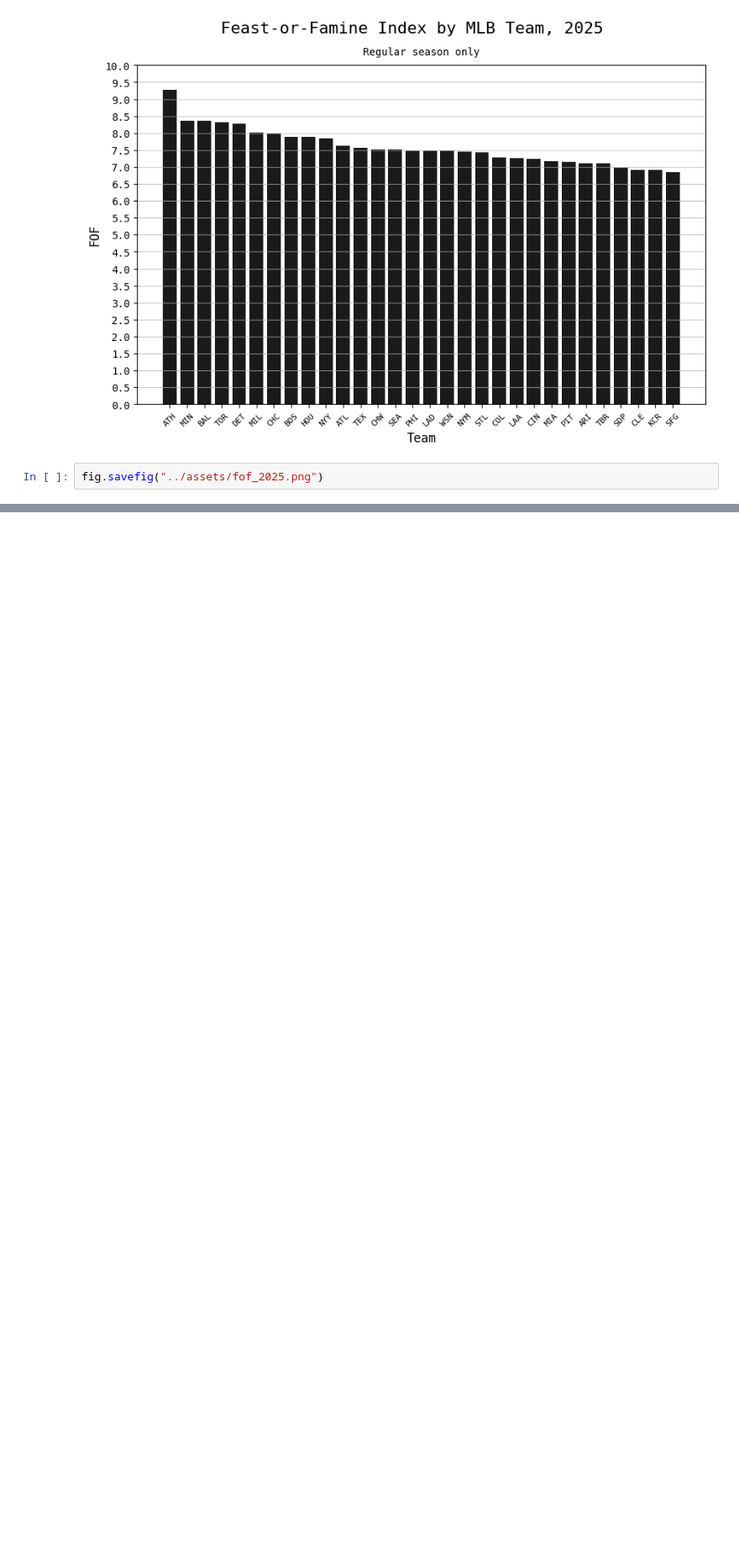
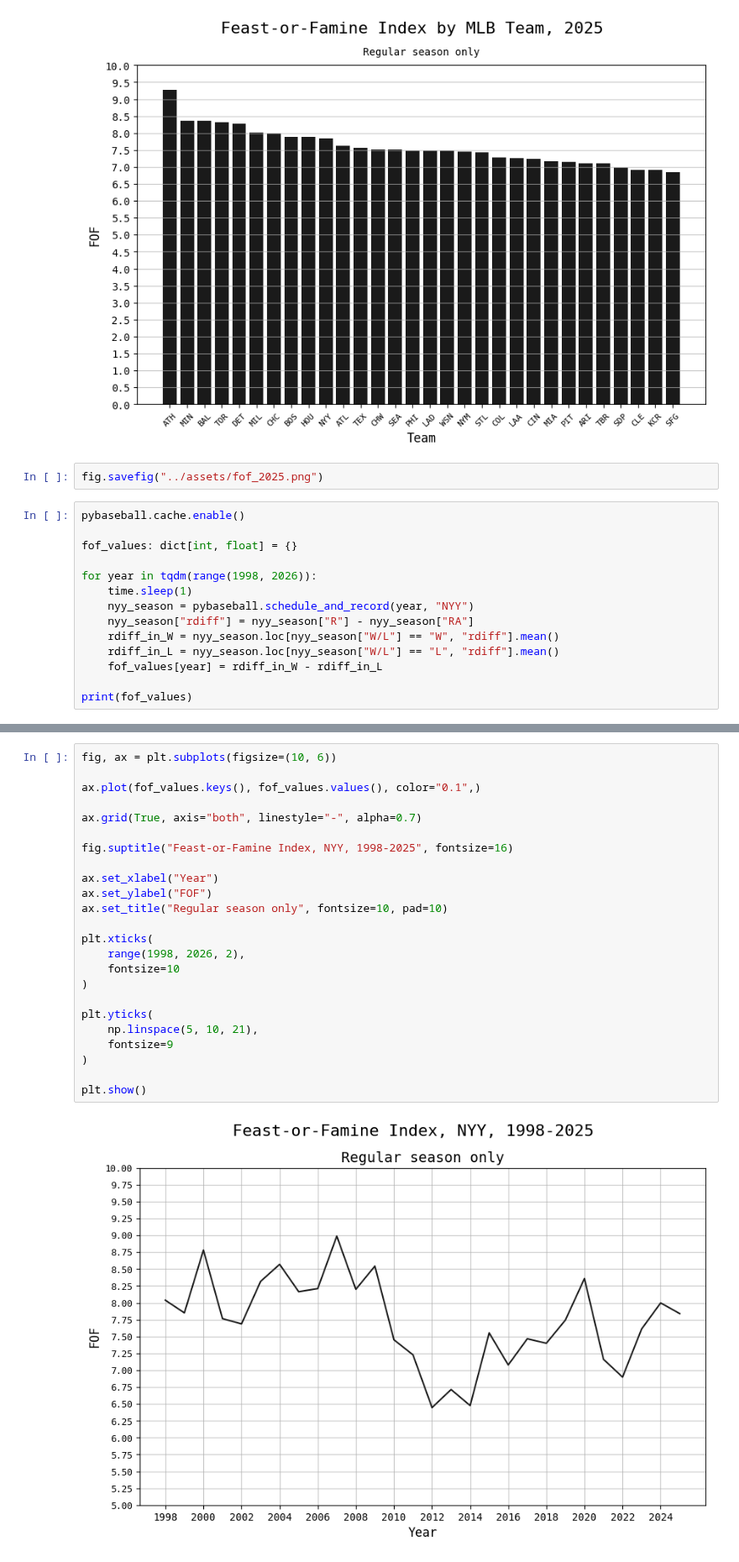
Before and after one commit to baseball-analytica/feast-or-famine, a Jupyter notebook: notebooks/fof.ipynb, the cells around one changed output, grey strips where cells are left out. Shown at 84% size. Cells and saved outputs as stored; diff of their text form; blank space fills up the shorter version.

```diff
--- a/notebooks/fof.ipynb
+++ b/notebooks/fof.ipynb
@@ -174,3 +174,17 @@ plt.show()
 [figure]
 # %%
 fig.savefig("../assets/fof_2025.png")
+# %%
+pybaseball.cache.enable()
+
+fof_values: dict[int, float] = {}
+
+for year in tqdm(range(1998, 2026)):
+    time.sleep(1)
+    nyy_season = pybaseball.schedule_and_record(year, "NYY")
+    nyy_season["rdiff"] = nyy_season["R"] - nyy_season["RA"]
+    rdiff_in_W = nyy_season.loc[nyy_season["W/L"] == "W", "rdiff"].mean()
+    rdiff_in_L = nyy_season.loc[nyy_season["W/L"] == "L", "rdiff"].mean()
+    fof_values[year] = rdiff_in_W - rdiff_in_L
+
+print(fof_values)
@@ -176,0 +235,26 @@ fig.savefig("../assets/fof_2025.png")
+# %%
+fig, ax = plt.subplots(figsize=(10, 6))
+
+ax.plot(fof_values.keys(), fof_values.values(), color="0.1",)
+
+ax.grid(True, axis="both", linestyle="-", alpha=0.7)
+
+fig.suptitle("Feast-or-Famine Index, NYY, 1998-2025", fontsize=16)
+
+ax.set_xlabel("Year")
+ax.set_ylabel("FOF")
+ax.set_title("Regular season only", fontsize=10, pad=10)
+
+plt.xticks(
+    range(1998, 2026, 2),
+    fontsize=10
+)
+
+plt.yticks(
+    np.linspace(5, 10, 21),
+    fontsize=9
+)
+
+plt.show()
+# %% [output]
+[figure, added]
```
Also changed, not shown: parts of 2 cells of this notebook, 1 other file.
